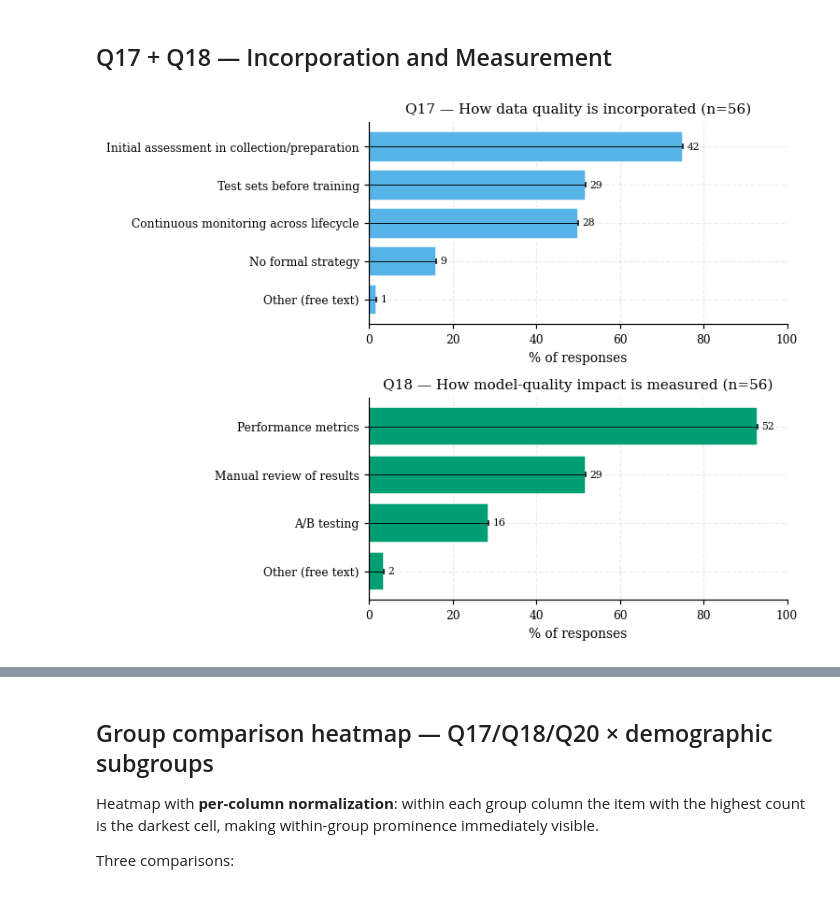
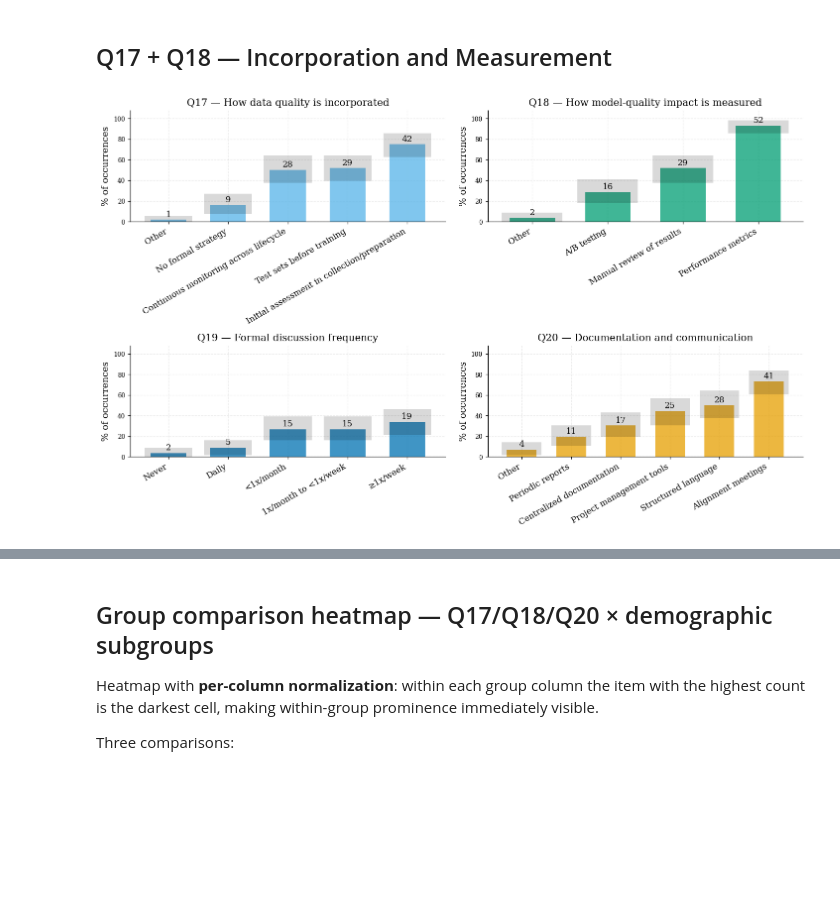
Before and after one commit to reset-ufc/data-quality-requirements-ml-systems, a Jupyter notebook: notebooks/RQ2.ipynb, the cells around one changed output, grey strips where cells are left out. Cells and saved outputs as stored; diff of their text form; code cells hidden in the pictures; blank space fills up the shorter version.

Commit message:
upgrade graphics

```diff
--- a/notebooks/RQ2.ipynb
+++ b/notebooks/RQ2.ipynb
@@ -186,30 +186,86 @@ p20 = proportions_with_ci(q20_bin, Q20_LABELS, n_q20)
 # %% [markdown]
 ## Q17 + Q18 — Incorporation and Measurement
 # %%
-def horizontal_bar(p: pd.DataFrame, title: str, color: str, ax) -> None:
+def ci_band_barh_plot(p: pd.DataFrame, title: str, color: str, ax) -> None:
     p_sorted = p.sort_values("pct")
     y = np.arange(len(p_sorted))
-    ax.barh(y, p_sorted["pct"], color=color, edgecolor="white")
+    pct = p_sorted["pct"].values
+    ci_lo = np.clip(p_sorted["ci_lo"].values, 0, 100)
+    ci_hi = np.clip(p_sorted["ci_hi"].values, 0, 100)
 
-    err_lo = np.clip(p_sorted["pct"] - p_sorted["ci_lo"], 0, None)
-    err_hi = np.clip(p_sorted["ci_hi"] - p_sorted["pct"], 0, None)
+    ax.barh(y, pct, color=color, alpha=0.75, height=0.7)
+    ax.barh(y, ci_hi - ci_lo, left=ci_lo, color="black", alpha=0.15)
 
-    ax.errorbar(p_sorted["pct"], y,
-                xerr=[err_lo, err_hi],
-                fmt="none", ecolor="black", elinewidth=0.6, capsize=2)
     ax.set_yticks(y)
-    ax.set_yticklabels(p_sorted["label"])
-    ax.set_xlabel("% of responses")
-    ax.set_xlim(0, 100)
-    ax.set_title(title)
-    for i, (pct, n) in enumerate(zip(p_sorted["pct"], p_sorted["n"])):
-        ax.text(pct + 1, i, f"{int(n)}", va="center", fontsize=7)
+    ax.set_yticklabels(p_sorted["label"], fontsize=12)
 
-fig, axes = plt.subplots(2, 1, figsize=(7.0, 5.5))
-horizontal_bar(p17, f"Q17 — How data quality is incorporated (n={n_q17})", U.PALETTE_WONG[2], axes[0])
-horizontal_bar(p18, f"Q18 — How model-quality impact is measured (n={n_q18})", U.PALETTE_WONG[3], axes[1])
-fig.tight_layout()
-U.save_fig(fig, "implementation_q17_q18")
+    ax.set_xlim(0, 108)
+    ax.set_xlabel("% of occurrences", fontsize=12)
+    ax.set_title(title, fontsize=13)
+
+    for i, (v, n) in enumerate(zip(pct, p_sorted["n"])):
+        ax.text(min(v + 2, 106), i, f"{int(n)}", va="center", fontsize=11)
+
+
+def ci_band_barv_plot(p: pd.DataFrame, title: str, color: str, ax) -> None:
+    p_sorted = p.sort_values("pct")
+    x = np.arange(len(p_sorted))
+    pct = p_sorted["pct"].values
+    ci_lo = np.clip(p_sorted["ci_lo"].values, 0, 100)
+    ci_hi = np.clip(p_sorted["ci_hi"].values, 0, 100)
+
+    ax.bar(x, pct, color=color, alpha=0.75, width=0.6)
+    ax.bar(x, ci_hi - ci_lo, bottom=ci_lo, color="black", alpha=0.15)
+
+    ax.set_xticks(x)
+    ax.set_xticklabels(p_sorted["label"], rotation=30, ha="right", fontsize=11)
+
+    ax.set_ylim(0, 108)
+    ax.set_ylabel("% of occurrences", fontsize=12)
+    ax.set_title(title, fontsize=13)
+
+    for i, (v, n) in enumerate(zip(pct, p_sorted["n"])):
+        ax.text(i, min(v + 3, 106), f"{int(n)}",
+                ha="center", fontsize=11)
+
+
+fig, axes = plt.subplots(2, 2, figsize=(13, 8))
+
+# Q17 — horizontal (mantido)
+ci_band_barv_plot(
+    p17_ci,
+    "Q17 — How data quality is incorporated",
+    U.PALETTE_WONG[2],
+    axes[0, 0]
+)
+
+# Q18 — vertical
+ci_band_barv_plot(
+    p18_ci,
+    "Q18 — How model-quality impact is measured",
+    U.PALETTE_WONG[3],
+    axes[0, 1]
+)
+
+# Q19 — vertical (sem amarelo)
+ci_band_barv_plot(
+    p19_ci,
+    "Q19 — Formal discussion frequency",
+    U.PALETTE_WONG[5],
+    axes[1, 0]
+)
+
+# Q20 — horizontal
+ci_band_barv_plot(
+    p20_ci,
+    "Q20 — Documentation and communication",
+    U.PALETTE_WONG[1],
+    axes[1, 1]
+)
+
+fig.tight_layout(pad=0.6, h_pad=1.2, w_pad=2.0)
+
+U.save_fig(fig, "implementation_q17_q20")
 plt.show()
 # %% [output]
-[figure, old version]
+[figure, new version]
```
Also changed, not shown: parts of 8 cells of this notebook, 2 other files.
